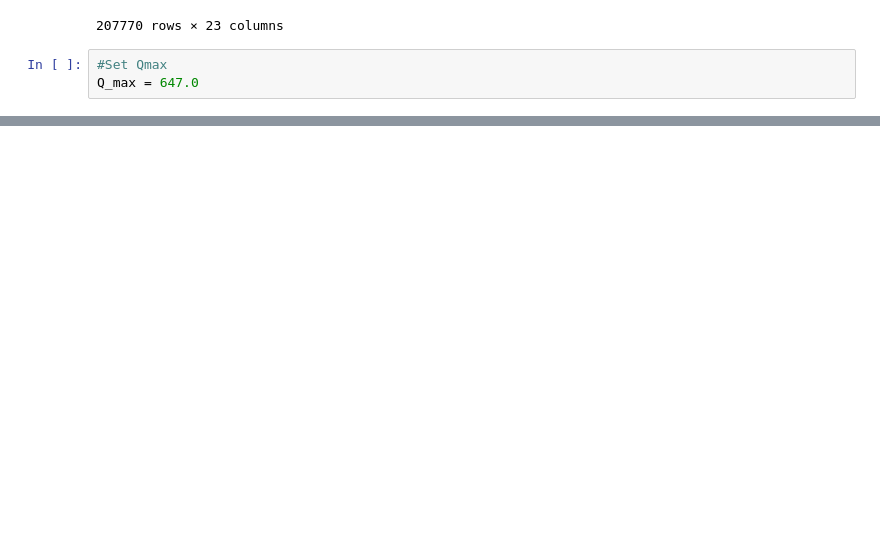
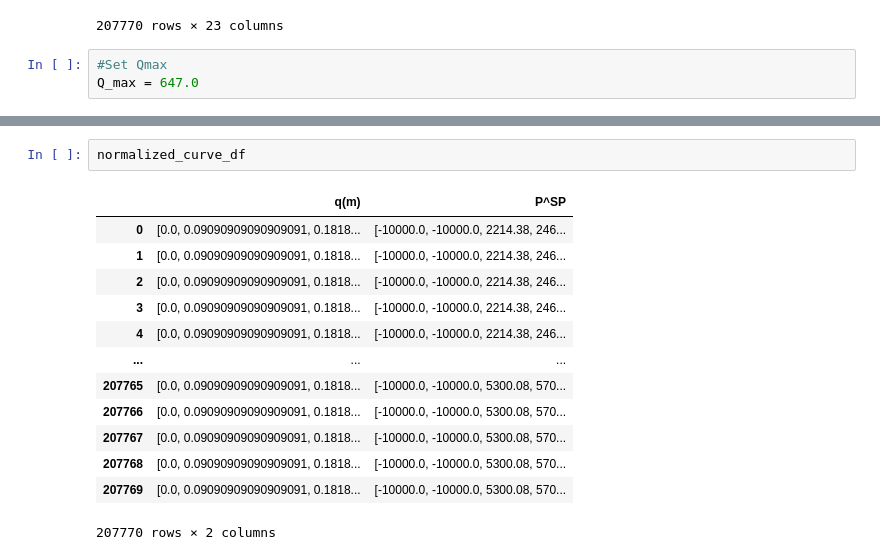
Before and after one commit to gbrosell/maroon-archers, a Jupyter notebook: K-medoids.ipynb, the cells around one changed output, grey strips where cells are left out. Cells and saved outputs as stored; diff of their text form; blank space fills up the shorter version.

```diff
--- a/K-medoids.ipynb
+++ b/K-medoids.ipynb
@@ -96,0 +125,16 @@ plt.show()
+# %%
+normalized_curve_df
+# %% [output]
+|  | q(m) | P^SP |
+| 0 | [0.0, 0.09090909090909091, 0.1818... | [-10000.0, -10000.0, 2214.38, 246... |
+| 1 | [0.0, 0.09090909090909091, 0.1818... | [-10000.0, -10000.0, 2214.38, 246... |
+| 2 | [0.0, 0.09090909090909091, 0.1818... | [-10000.0, -10000.0, 2214.38, 246... |
+| 3 | [0.0, 0.09090909090909091, 0.1818... | [-10000.0, -10000.0, 2214.38, 246... |
+| 4 | [0.0, 0.09090909090909091, 0.1818... | [-10000.0, -10000.0, 2214.38, 246... |
+| ... | ... | ... |
+| 207765 | [0.0, 0.09090909090909091, 0.1818... | [-10000.0, -10000.0, 5300.08, 570... |
+| 207766 | [0.0, 0.09090909090909091, 0.1818... | [-10000.0, -10000.0, 5300.08, 570... |
+| 207767 | [0.0, 0.09090909090909091, 0.1818... | [-10000.0, -10000.0, 5300.08, 570... |
+| 207768 | [0.0, 0.09090909090909091, 0.1818... | [-10000.0, -10000.0, 5300.08, 570... |
+| 207769 | [0.0, 0.09090909090909091, 0.1818... | [-10000.0, -10000.0, 5300.08, 570... |
+207770 rows × 2 columns
```
Also changed, not shown: parts of 5 cells of this notebook.
